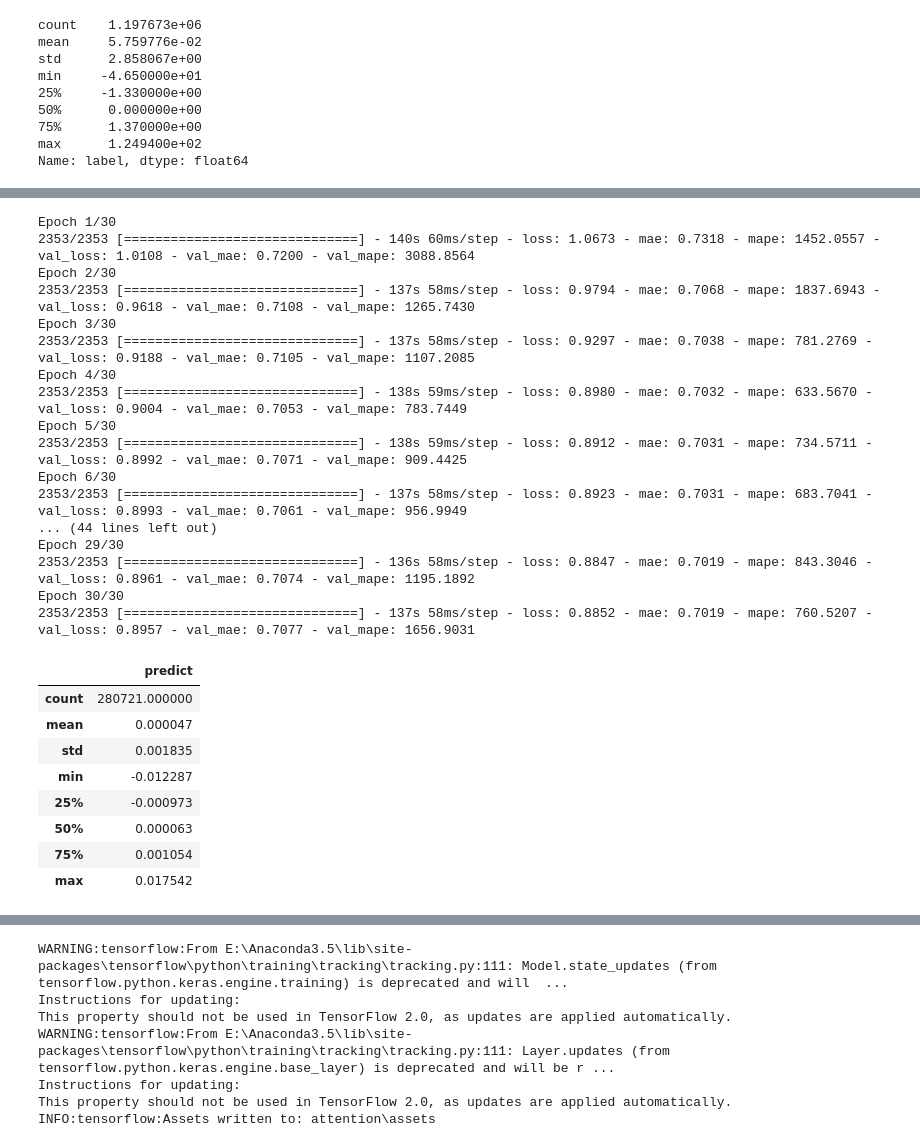
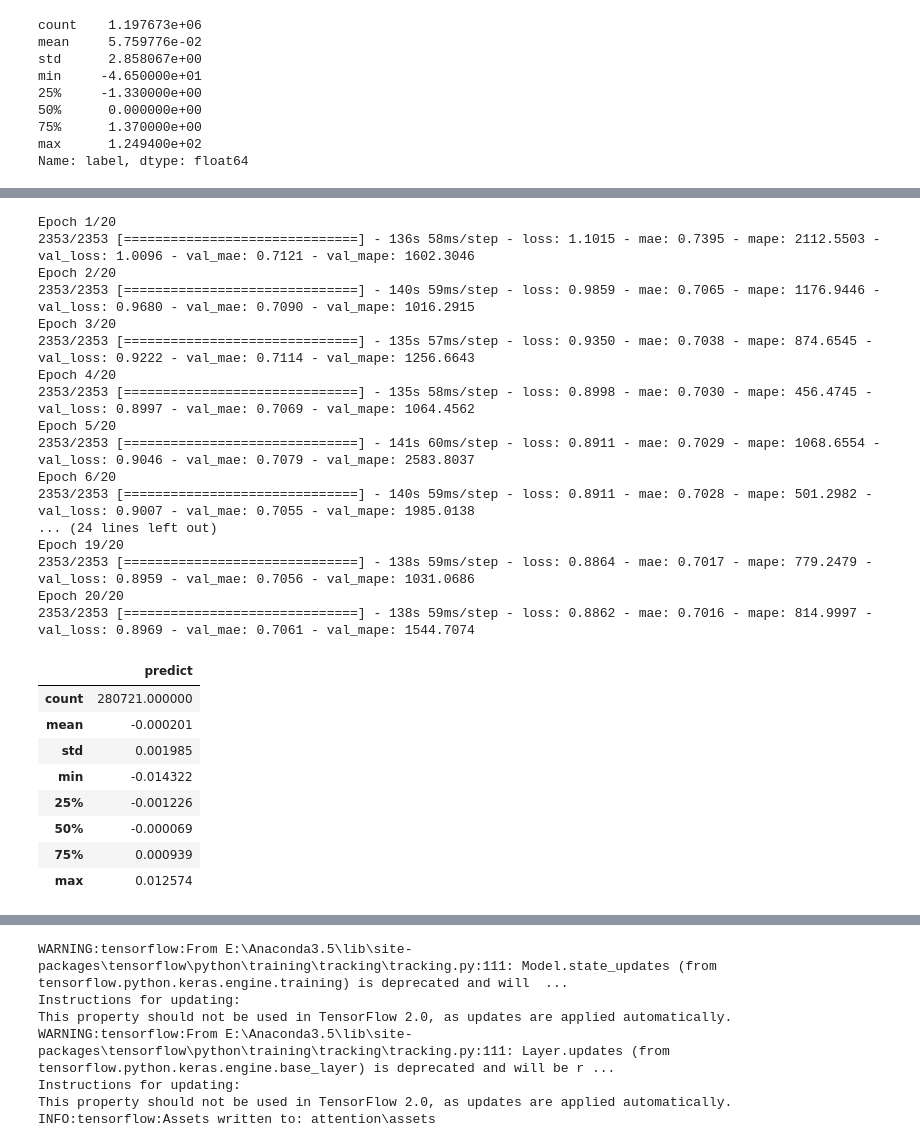
Before and after one commit to HaoningChen/scutquant, a Jupyter notebook: 实践案例/tutorial(attention).ipynb, the cells around one changed output, grey strips where cells are left out. Drawn from its saved outputs; the diff is of its cells as text; code cells hidden in the pictures.

```diff
--- a/实践案例/tutorial(attention).ipynb
+++ b/实践案例/tutorial(attention).ipynb
@@ -111,42 +111,42 @@ all works done
 # %%
 from scutquant import models
 
-attention = models.Attention(epochs=30)
+attention = models.Attention(epochs=20)
 attention.fit(X_train, y_train, X_valid, y_valid)
 
 pred = attention.predict(X_test)
 pred = pd.DataFrame(pred, columns=["predict"], index=X_test.index)
 pred["predict"] += ymean.groupby("datetime").shift(2).fillna(0.0002)
 pred["predict"] *= ystd.groupby("datetime").shift(2).fillna(0.0189)
 
 pred.describe()
 # %% [output]
-Epoch 1/30
-2353/2353 [==============================] - 140s 60ms/step - loss: 1.0673 - mae: 0.7318 - mape: 1452.0557 - val_loss: 1.0108 - val_mae: 0.7200 - val_mape: 3088.8564
-Epoch 2/30
-2353/2353 [==============================] - 137s 58ms/step - loss: 0.9794 - mae: 0.7068 - mape: 1837.6943 - val_loss: 0.9618 - val_mae: 0.7108 - val_mape: 1265.7430
-Epoch 3/30
-2353/2353 [==============================] - 137s 58ms/step - loss: 0.9297 - mae: 0.7038 - mape: 781.2769 - val_loss: 0.9188 - val_mae: 0.7105 - val_mape: 1107.2085
-Epoch 4/30
-2353/2353 [==============================] - 138s 59ms/step - loss: 0.8980 - mae: 0.7032 - mape: 633.5670 - val_loss: 0.9004 - val_mae: 0.7053 - val_mape: 783.7449
-Epoch 5/30
-2353/2353 [==============================] - 138s 59ms/step - loss: 0.8912 - mae: 0.7031 - mape: 734.5711 - val_loss: 0.8992 - val_mae: 0.7071 - val_mape: 909.4425
-Epoch 6/30
-2353/2353 [==============================] - 137s 58ms/step - loss: 0.8923 - mae: 0.7031 - mape: 683.7041 - val_loss: 0.8993 - val_mae: 0.7061 - val_mape: 956.9949
-... (44 lines left out)
-Epoch 29/30
-2353/2353 [==============================] - 136s 58ms/step - loss: 0.8847 - mae: 0.7019 - mape: 843.3046 - val_loss: 0.8961 - val_mae: 0.7074 - val_mape: 1195.1892
-Epoch 30/30
-2353/2353 [==============================] - 137s 58ms/step - loss: 0.8852 - mae: 0.7019 - mape: 760.5207 - val_loss: 0.8957 - val_mae: 0.7077 - val_mape: 1656.9031
+Epoch 1/20
+2353/2353 [==============================] - 136s 58ms/step - loss: 1.1015 - mae: 0.7395 - mape: 2112.5503 - val_loss: 1.0096 - val_mae: 0.7121 - val_mape: 1602.3046
+Epoch 2/20
+2353/2353 [==============================] - 140s 59ms/step - loss: 0.9859 - mae: 0.7065 - mape: 1176.9446 - val_loss: 0.9680 - val_mae: 0.7090 - val_mape: 1016.2915
+Epoch 3/20
+2353/2353 [==============================] - 135s 57ms/step - loss: 0.9350 - mae: 0.7038 - mape: 874.6545 - val_loss: 0.9222 - val_mae: 0.7114 - val_mape: 1256.6643
+Epoch 4/20
+2353/2353 [==============================] - 135s 58ms/step - loss: 0.8998 - mae: 0.7030 - mape: 456.4745 - val_loss: 0.8997 - val_mae: 0.7069 - val_mape: 1064.4562
+Epoch 5/20
+2353/2353 [==============================] - 141s 60ms/step - loss: 0.8911 - mae: 0.7029 - mape: 1068.6554 - val_loss: 0.9046 - val_mae: 0.7079 - val_mape: 2583.8037
+Epoch 6/20
+2353/2353 [==============================] - 140s 59ms/step - loss: 0.8911 - mae: 0.7028 - mape: 501.2982 - val_loss: 0.9007 - val_mae: 0.7055 - val_mape: 1985.0138
+... (24 lines left out)
+Epoch 19/20
+2353/2353 [==============================] - 138s 59ms/step - loss: 0.8864 - mae: 0.7017 - mape: 779.2479 - val_loss: 0.8959 - val_mae: 0.7056 - val_mape: 1031.0686
+Epoch 20/20
+2353/2353 [==============================] - 138s 59ms/step - loss: 0.8862 - mae: 0.7016 - mape: 814.9997 - val_loss: 0.8969 - val_mae: 0.7061 - val_mape: 1544.7074
 |  | predict |
 | count | 280721.000000 |
-| mean | 0.000047 |
-| std | 0.001835 |
-| min | -0.012287 |
-| 25% | -0.000973 |
-| 50% | 0.000063 |
-| 75% | 0.001054 |
-| max | 0.017542 |
+| mean | -0.000201 |
+| std | 0.001985 |
+| min | -0.014322 |
+| 25% | -0.001226 |
+| 50% | -0.000069 |
+| 75% | 0.000939 |
+| max | 0.012574 |
 # %%
 # 使用IC评判拟合优度
 ic, icir, rank_ic, rank_icir = q.ic_ana(pred, y_test, groupby='datetime')
```
Also changed, not shown: parts of 3 cells of this notebook.
